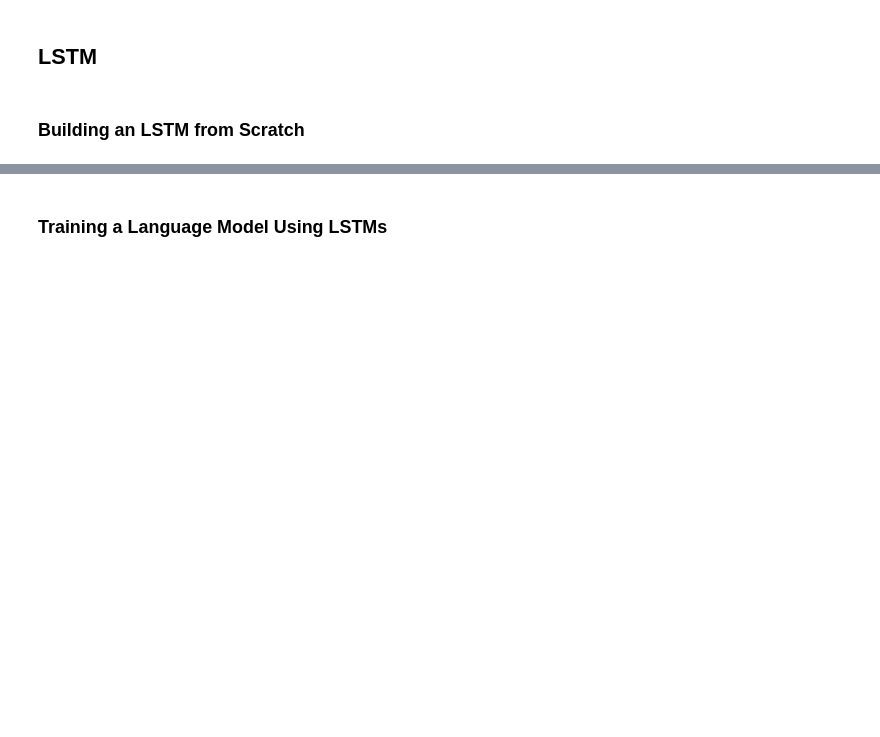
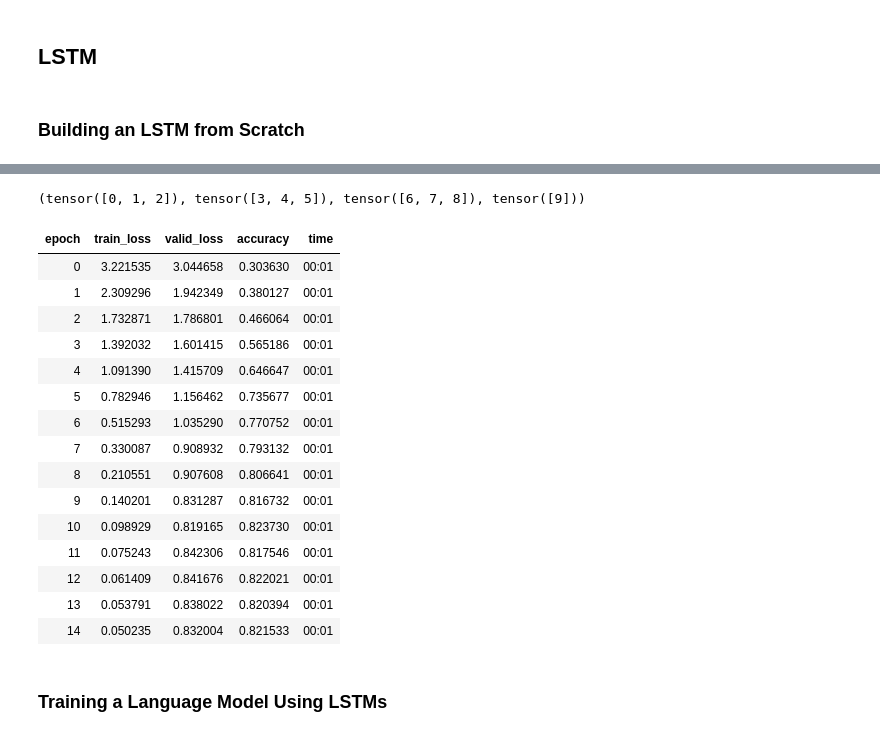
Before and after one commit to thatgeeman/fastbook, a Jupyter notebook: clean/12_nlp_dive.ipynb, the cells around one changed output, grey strips where cells are left out. Cells and saved outputs as stored; diff of their text form; code cells hidden in the pictures; blank space fills up the shorter version.

```diff
--- a/clean/12_nlp_dive.ipynb
+++ b/clean/12_nlp_dive.ipynb
@@ -744,18 +801,20 @@ class LSTMCell(Module):
 # %%
-class LSTMCell(Module):
+class LSTMCell_smart(Module):
     def __init__(self, ni, nh):
         self.ih = nn.Linear(ni,4*nh)
-        self.hh = nn.Linear(nh,4*nh)
+        self.hh = nn.Linear(nh,4*nh) #
 
     def forward(self, input, state):
         h,c = state
+        outs = []
         # One big multiplication for all the gates is better than 4 smaller ones
-        gates = (self.ih(input) + self.hh(h)).chunk(4, 1)
-        ingate,forgetgate,outgate = map(torch.sigmoid, gates[:3])
-        cellgate = gates[3].tanh()
-
-        c = (forgetgate*c) + (ingate*cellgate)
-        h = outgate * c.tanh()
-        return h, (h,c)
+        for seql in range(input.shape[1]):
+            gates = (self.ih(input[:,seql,:]) + self.hh(h)).chunk(4, 1) # make 4 gates
+            ingate,forgetgate,outgate = map(torch.sigmoid, gates[:3])
+            cellgate = gates[3].tanh()
+            c = (forgetgate*c) + (ingate*cellgate)
+            h = outgate * c.tanh()
+            outs.append(h)
+        return torch.stack(outs,dim=1), (h,c)
 # %%
 t = torch.arange(0,10); t
@@ -762,4 +823,43 @@ t = torch.arange(0,10); t
 # %%
-t.chunk(2)
+t.chunk(4)
+# %% [output]
+(tensor([0, 1, 2]), tensor([3, 4, 5]), tensor([6, 7, 8]), tensor([9]))
+# %%
+class LMModel6(Module):
+    def __init__(self, vocab_sz, n_hidden, n_hidden_hidden): # lstm has 2 hidden states h and c
+        self.i_h = nn.Embedding(vocab_sz, n_hidden)
+        self.rnn = LSTMCell_smart(n_hidden, n_hidden) #, LSTMCell
+        self.h_o = nn.Linear(n_hidden, vocab_sz)
+        self.h = [torch.zeros(bs, n_hidden) for _ in range(2)] # init 2 states
+
+    def forward(self, x):
+        res,h = self.rnn(self.i_h(x), self.h)
+        self.h = [h_.detach() for h_ in h]
+        return self.h_o(res)
+
+    def reset(self):
+        for h in self.h: h.zero_()
+# %%
+learn = Learner(dls, LMModel6(len(vocab),100, 50),
+                loss_func=loss_func,
+                metrics=accuracy, cbs=ModelResetter)
+learn.fit_one_cycle(15, 3e-3)
+# %% [output]
+| epoch | train_loss | valid_loss | accuracy | time |
+| 0 | 3.221535 | 3.044658 | 0.303630 | 00:01 |
+| 1 | 2.309296 | 1.942349 | 0.380127 | 00:01 |
+| 2 | 1.732871 | 1.786801 | 0.466064 | 00:01 |
+| 3 | 1.392032 | 1.601415 | 0.565186 | 00:01 |
+| 4 | 1.091390 | 1.415709 | 0.646647 | 00:01 |
+| 5 | 0.782946 | 1.156462 | 0.735677 | 00:01 |
+| 6 | 0.515293 | 1.035290 | 0.770752 | 00:01 |
+| 7 | 0.330087 | 0.908932 | 0.793132 | 00:01 |
+| 8 | 0.210551 | 0.907608 | 0.806641 | 00:01 |
+| 9 | 0.140201 | 0.831287 | 0.816732 | 00:01 |
+| 10 | 0.098929 | 0.819165 | 0.823730 | 00:01 |
+| 11 | 0.075243 | 0.842306 | 0.817546 | 00:01 |
+| 12 | 0.061409 | 0.841676 | 0.822021 | 00:01 |
+| 13 | 0.053791 | 0.838022 | 0.820394 | 00:01 |
+| 14 | 0.050235 | 0.832004 | 0.821533 | 00:01 |
 # %% [markdown]
 ### Training a Language Model Using LSTMs
```
Also changed, not shown: parts of 107 cells of this notebook.
